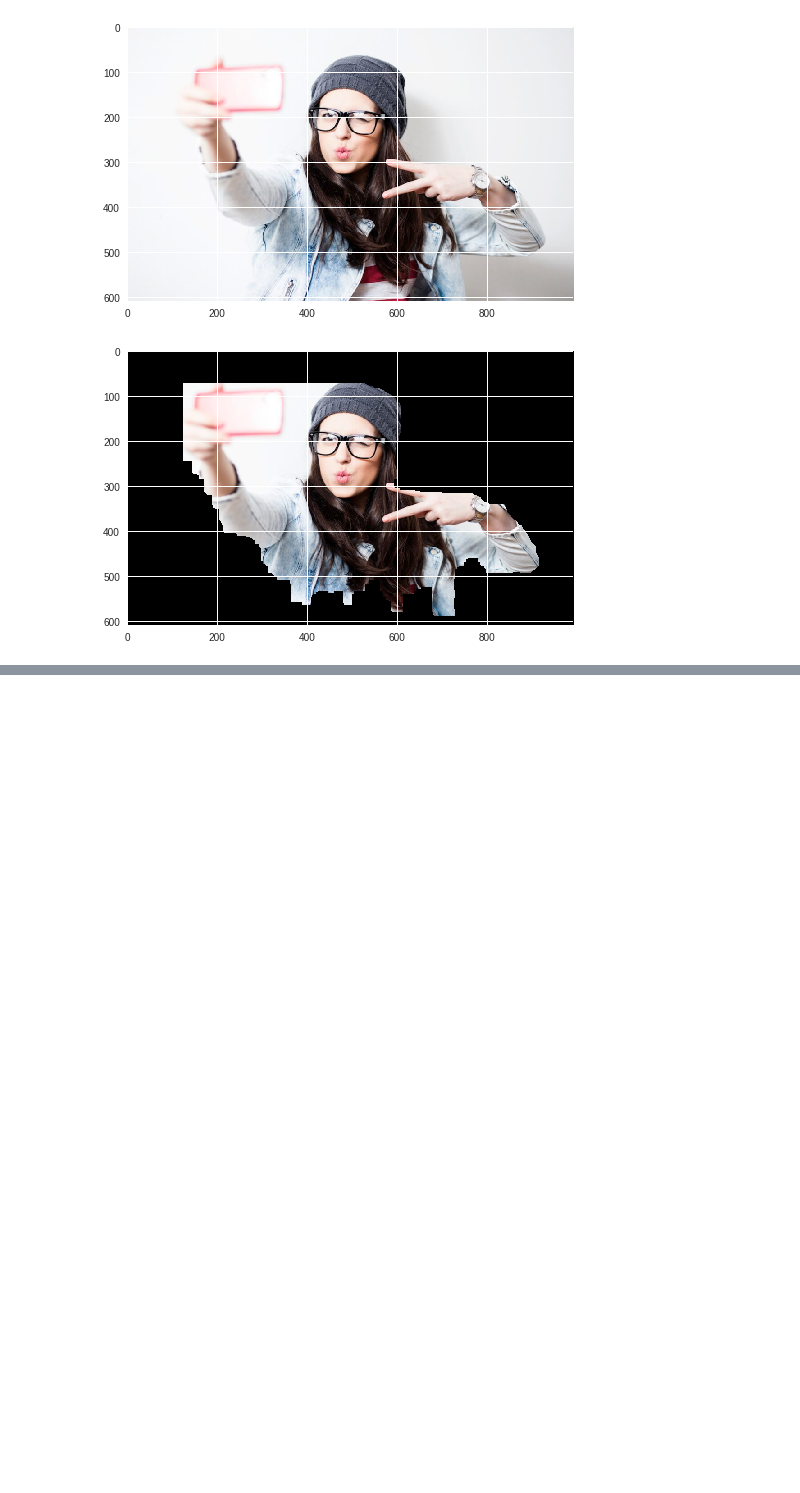
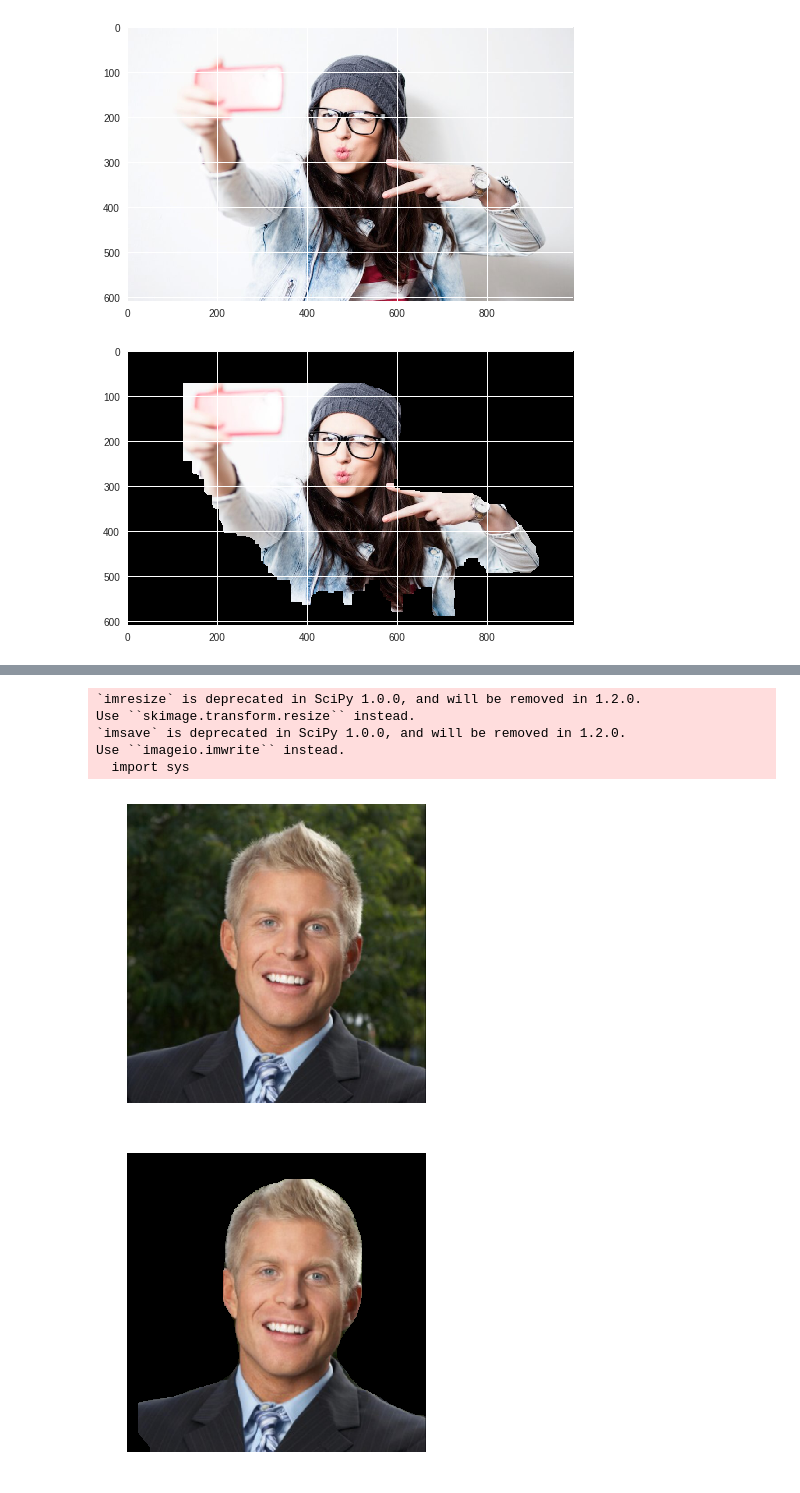
Before and after one commit to MNRKhan/aps360-project, a Jupyter notebook: api/examples/testing_notebook.ipynb, the cells around one changed output, grey strips where cells are left out. Saved outputs shown, nothing was run; the diff lists cells and outputs as text; code cells hidden in the pictures; blank space fills up the shorter version.

```diff
--- a/api/examples/testing_notebook.ipynb
+++ b/api/examples/testing_notebook.ipynb
@@ -376,0 +380,10 @@ Use ``imageio.imwrite`` instead.
+# %%
+extractTest("person.jpeg", "out6.png")
+# %% [output]
+`imresize` is deprecated in SciPy 1.0.0, and will be removed in 1.2.0.
+Use ``skimage.transform.resize`` instead.
+`imsave` is deprecated in SciPy 1.0.0, and will be removed in 1.2.0.
+Use ``imageio.imwrite`` instead.
+  import sys
+[figure, added]
+[figure, added]
```
Also changed, not shown: parts of 7 cells of this notebook.
